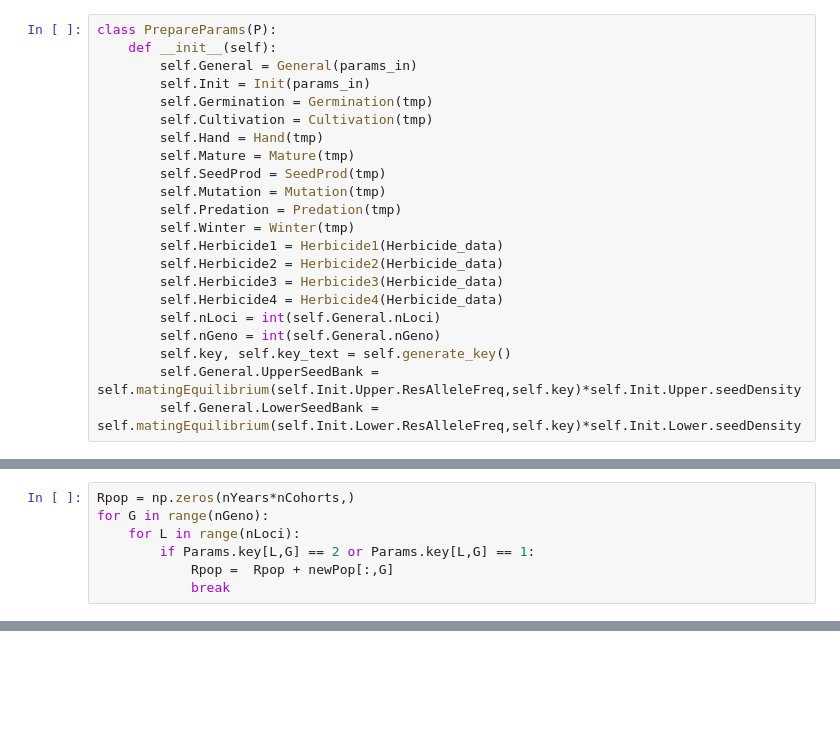
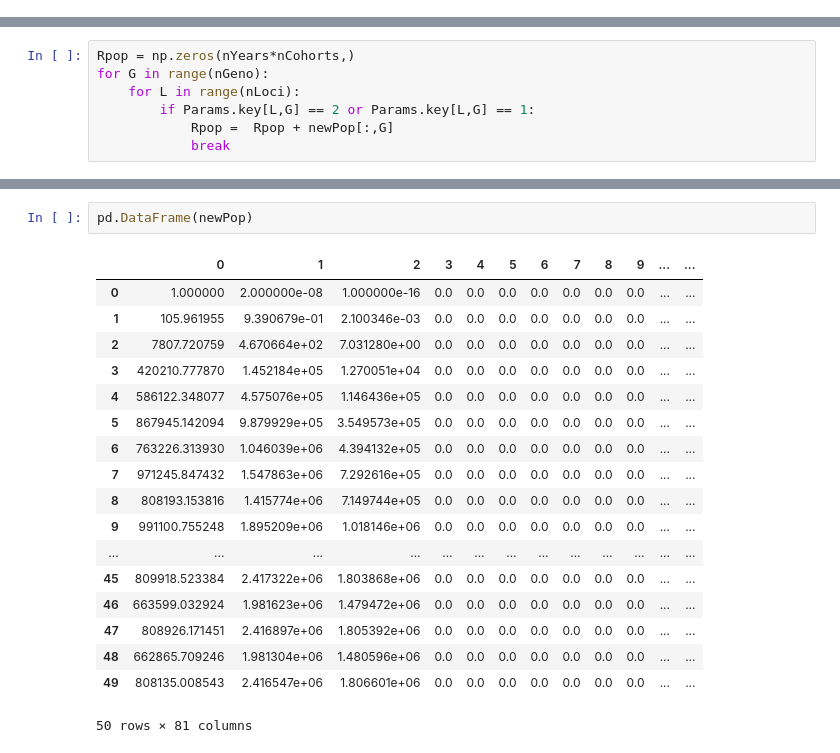
Before and after one commit to Sakib1418/Corteva, a Jupyter notebook: herbicide_model.ipynb, the cells around one changed output, grey strips where cells are left out. Cells and saved outputs as stored; diff of their text form; blank space fills up the shorter version.

```diff
--- a/herbicide_model.ipynb
+++ b/herbicide_model.ipynb
@@ -488,25 +13,3 @@ def mutation(population,muS2R,muR2S,targetLocus,key):
 # %%
 General_TillingFrequency = np.loadtxt('Corteva/BMP_Matlab_Code/Tilling_Data.txt')
 Herbicide_data = np.loadtxt('Corteva/BMP_Matlab_Code/Herbicide_Data.txt')
-# %%
-class PrepareParams(P):
-    def __init__(self):
-        self.General = General(params_in)
-        self.Init = Init(params_in)
-        self.Germination = Germination(tmp)
-        self.Cultivation = Cultivation(tmp)
-        self.Hand = Hand(tmp)
-        self.Mature = Mature(tmp)
-        self.SeedProd = SeedProd(tmp)
-        self.Mutation = Mutation(tmp)
-        self.Predation = Predation(tmp)
-        self.Winter = Winter(tmp)
-        self.Herbicide1 = Herbicide1(Herbicide_data)
-        self.Herbicide2 = Herbicide2(Herbicide_data)
-        self.Herbicide3 = Herbicide3(Herbicide_data)
-        self.Herbicide4 = Herbicide4(Herbicide_data)
-        self.nLoci = int(self.General.nLoci)
-        self.nGeno = int(self.General.nGeno)
-        self.key, self.key_text = self.generate_key()
-        self.General.UpperSeedBank = self.matingEquilibrium(self.Init.Upper.ResAlleleFreq,self.key)*self.Init.Upper.seedDensity
-        self.General.LowerSeedBank = self.matingEquilibrium(self.Init.Lower.ResAlleleFreq,self.key)*self.Init.Lower.seedDensity
@@ -847,0 +290,21 @@ plt.plot(time,pltPop, '*')
+# %%
+pd.DataFrame(newPop)
+# %% [output]
+|  | 0 | 1 | 2 | 3 | 4 | 5 | 6 | 7 | 8 | 9 | ... | ... |
+| 0 | 1.000000 | 2.000000e-08 | 1.000000e-16 | 0.0 | 0.0 | 0.0 | 0.0 | 0.0 | 0.0 | 0.0 | ... | ... |
+| 1 | 105.961955 | 9.390679e-01 | 2.100346e-03 | 0.0 | 0.0 | 0.0 | 0.0 | 0.0 | 0.0 | 0.0 | ... | ... |
+| 2 | 7807.720759 | 4.670664e+02 | 7.031280e+00 | 0.0 | 0.0 | 0.0 | 0.0 | 0.0 | 0.0 | 0.0 | ... | ... |
+| 3 | 420210.777870 | 1.452184e+05 | 1.270051e+04 | 0.0 | 0.0 | 0.0 | 0.0 | 0.0 | 0.0 | 0.0 | ... | ... |
+| 4 | 586122.348077 | 4.575076e+05 | 1.146436e+05 | 0.0 | 0.0 | 0.0 | 0.0 | 0.0 | 0.0 | 0.0 | ... | ... |
+| 5 | 867945.142094 | 9.879929e+05 | 3.549573e+05 | 0.0 | 0.0 | 0.0 | 0.0 | 0.0 | 0.0 | 0.0 | ... | ... |
+| 6 | 763226.313930 | 1.046039e+06 | 4.394132e+05 | 0.0 | 0.0 | 0.0 | 0.0 | 0.0 | 0.0 | 0.0 | ... | ... |
+| 7 | 971245.847432 | 1.547863e+06 | 7.292616e+05 | 0.0 | 0.0 | 0.0 | 0.0 | 0.0 | 0.0 | 0.0 | ... | ... |
+| 8 | 808193.153816 | 1.415774e+06 | 7.149744e+05 | 0.0 | 0.0 | 0.0 | 0.0 | 0.0 | 0.0 | 0.0 | ... | ... |
+| 9 | 991100.755248 | 1.895209e+06 | 1.018146e+06 | 0.0 | 0.0 | 0.0 | 0.0 | 0.0 | 0.0 | 0.0 | ... | ... |
+| ... | ... | ... | ... | ... | ... | ... | ... | ... | ... | ... | ... | ... |
+| 45 | 809918.523384 | 2.417322e+06 | 1.803868e+06 | 0.0 | 0.0 | 0.0 | 0.0 | 0.0 | 0.0 | 0.0 | ... | ... |
+| 46 | 663599.032924 | 1.981623e+06 | 1.479472e+06 | 0.0 | 0.0 | 0.0 | 0.0 | 0.0 | 0.0 | 0.0 | ... | ... |
+| 47 | 808926.171451 | 2.416897e+06 | 1.805392e+06 | 0.0 | 0.0 | 0.0 | 0.0 | 0.0 | 0.0 | 0.0 | ... | ... |
+| 48 | 662865.709246 | 1.981304e+06 | 1.480596e+06 | 0.0 | 0.0 | 0.0 | 0.0 | 0.0 | 0.0 | 0.0 | ... | ... |
+| 49 | 808135.008543 | 2.416547e+06 | 1.806601e+06 | 0.0 | 0.0 | 0.0 | 0.0 | 0.0 | 0.0 | 0.0 | ... | ... |
+50 rows × 81 columns
```
Also changed, not shown: parts of 9 cells of this notebook, 1 other file.
